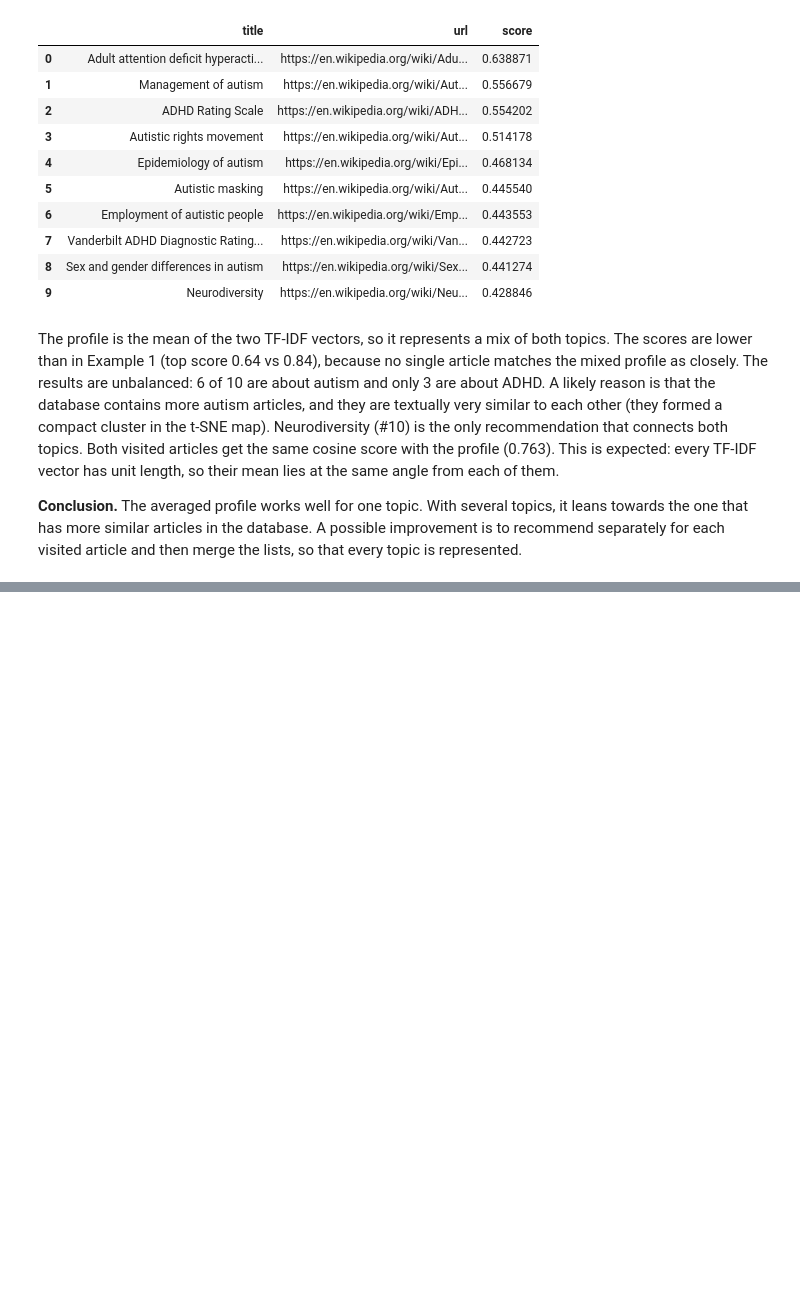
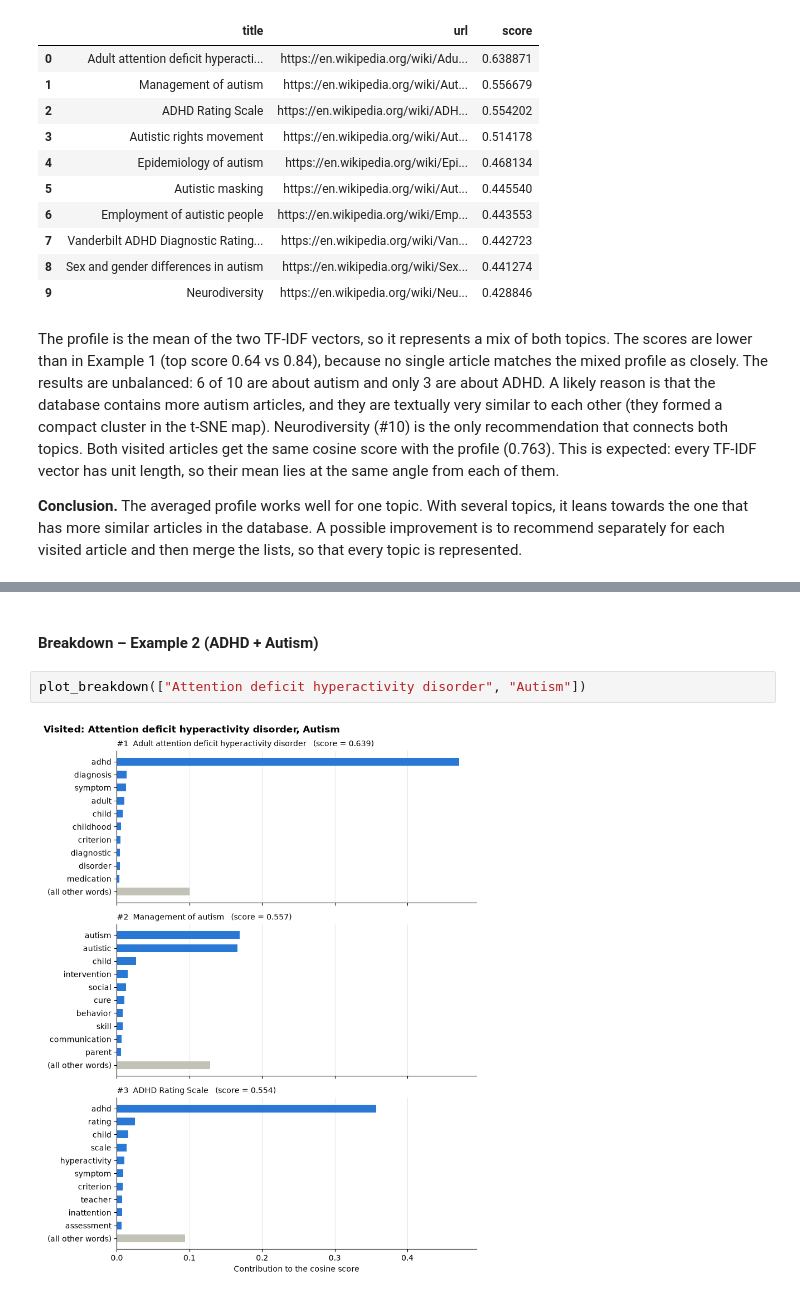
Before and after one commit to NegativePlayeer/Information-Retrival-Project---Wikipedia-recommender-system, a Jupyter notebook: api/notebooks/report.ipynb, the cells around one changed output, grey strips where cells are left out. Saved outputs shown, nothing was run; the diff lists cells and outputs as text; blank space fills up the shorter version.

```diff
--- a/api/notebooks/report.ipynb
+++ b/api/notebooks/report.ipynb
@@ -303,0 +352,6 @@ The profile is the mean of the two TF-IDF vectors, so it represents a mix of bot
+# %% [markdown]
+#### Breakdown – Example 2 (ADHD + Autism)
+# %%
+plot_breakdown(["Attention deficit hyperactivity disorder", "Autism"])
+# %% [output]
+[figure, added]
```
Also changed, not shown: parts of 5 cells of this notebook, 1 other file.
